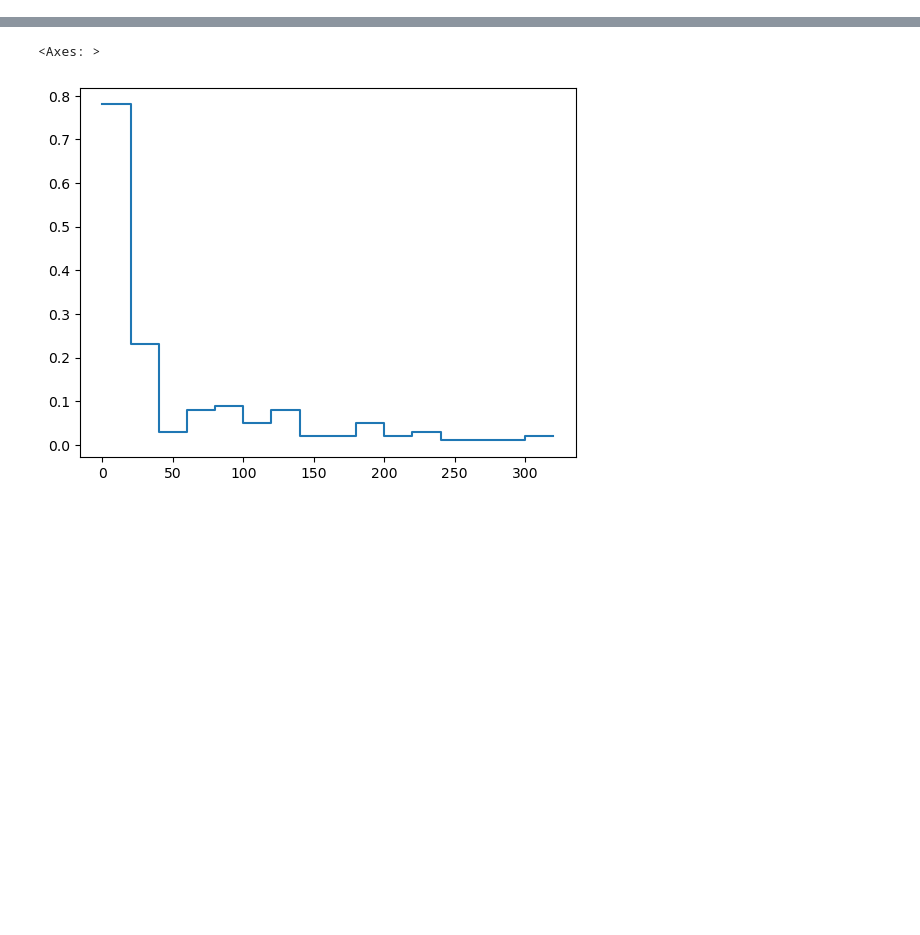
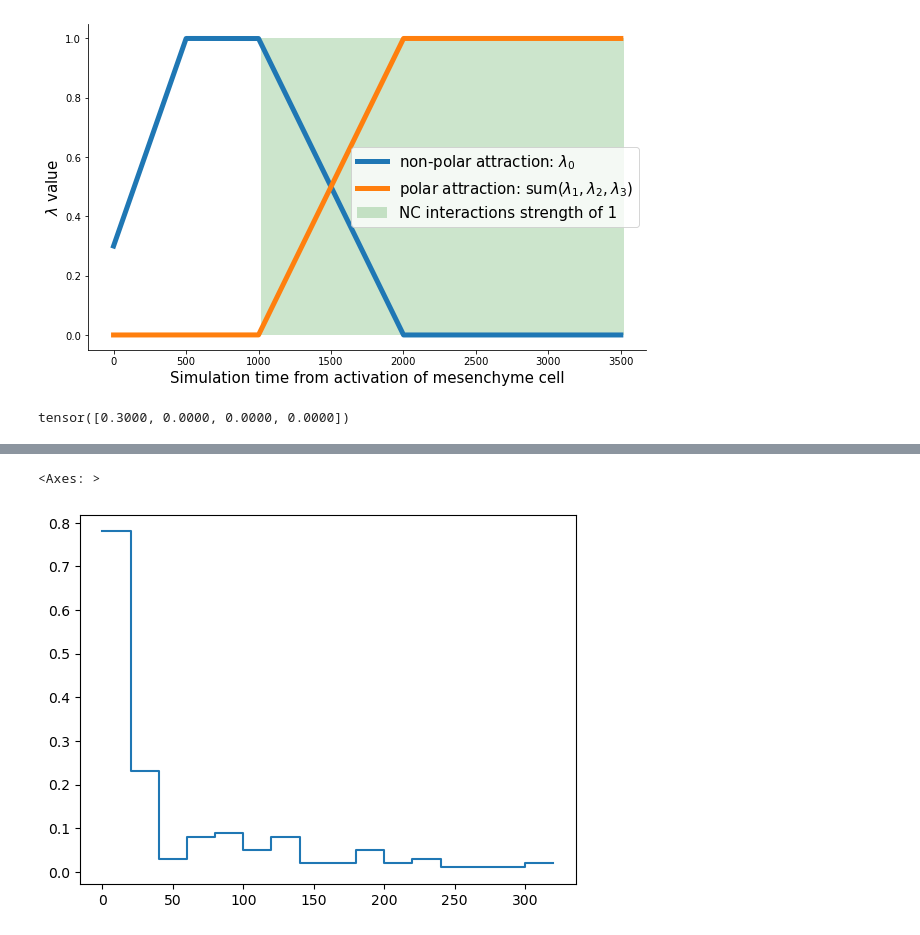
Before and after one commit to SebastianUtecht/Thesis, a Jupyter notebook: NewKidneyGen/testbook.ipynb, the cells around one changed output, grey strips where cells are left out. Drawn from its saved outputs; the diff is of its cells as text; code cells hidden in the pictures; blank space fills up the shorter version.

```diff
--- a/NewKidneyGen/testbook.ipynb
+++ b/NewKidneyGen/testbook.ipynb
@@ -6,0 +86,28 @@ import matplotlib.pyplot as plt
+# %%
+time_arr = torch.tensor([500, 500, 1000, 1000, 500])
+lambda_arr = torch.tensor([ [0.3, 0, 0, 0],
+                            [0, 0.5, 0.48, 0.02],
+                            [0.3, 0, 0, 0],
+                            [0, 0.5, 0.42, 0.08],
+                            [0, 0.5, 0.42, 0.08]])
+dt = 0.2
+vesicle_alpha = 0.3
+tube_alpha    = 0.5
+
+total_evo, total_alpha_evo, _, _ = make_iREC_evolution(time_arr, lambda_arr, dt, vesicle_alpha, tube_alpha)
+# %%
+fig, ax = plt.subplots(figsize=(10,6))
+ax.plot(np.arange(total_evo.shape[0]) * dt, total_evo[:,0], label='non-polar attraction: $\lambda_0$', linewidth=5)
+ax.plot(np.arange(total_evo.shape[0]) * dt, total_evo[:,1:].sum(axis=1), label='polar attraction: sum($\lambda_1, \lambda_2, \lambda_3$)', linewidth=5)
+ax.set_xlabel('Simulation time from activation of mesenchyme cell', fontsize=15)
+ax.set_ylabel('$\lambda$ value', fontsize=15)
+ax.axhspan(0, 1, 0.31, 0.96, facecolor='green', alpha=0.2, label='NC interactions strength of 1')
+ax.legend(fontsize=15)
+sns.despine()
+plt.show()
+# %% [output]
+[figure, added]
+# %%
+total_evo[0]
+# %% [output]
+tensor([0.3000, 0.0000, 0.0000, 0.0000])
```
Also changed, not shown: parts of 44 cells of this notebook, 40 other files.
